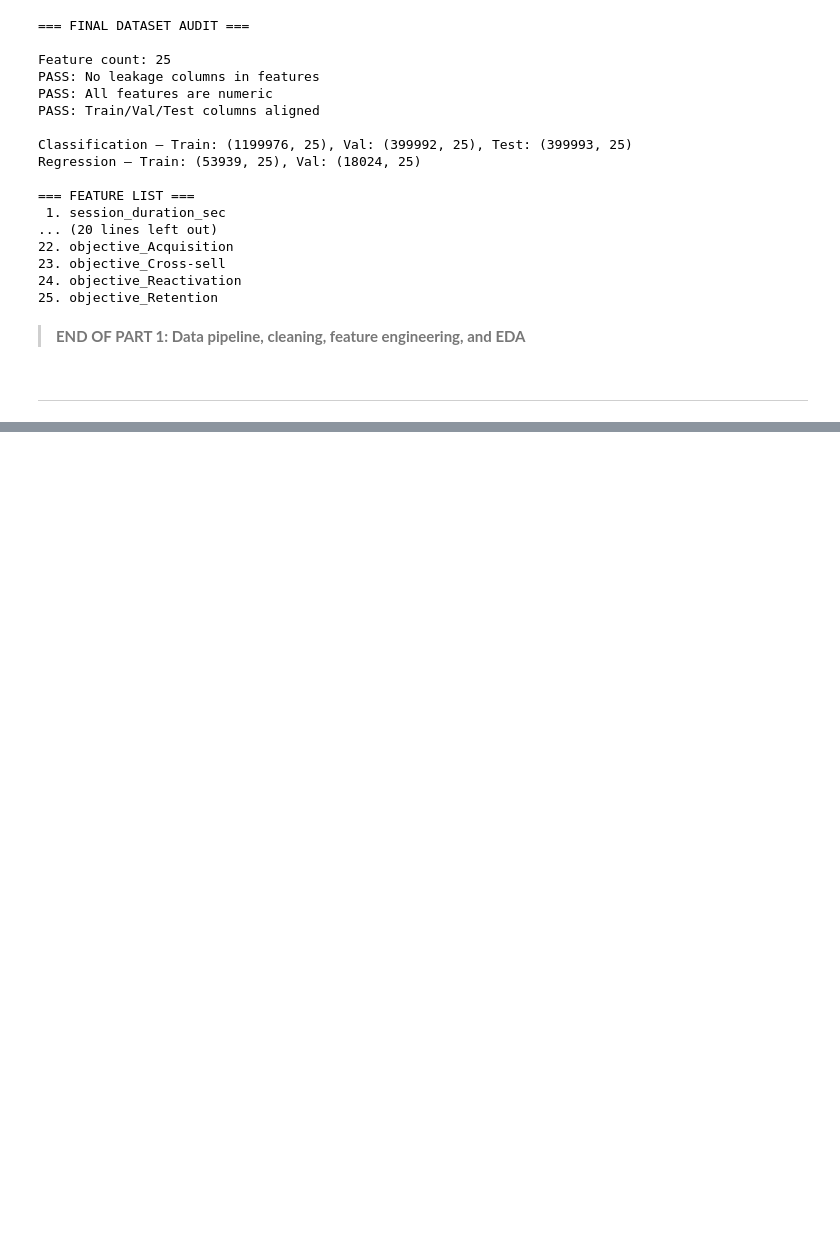
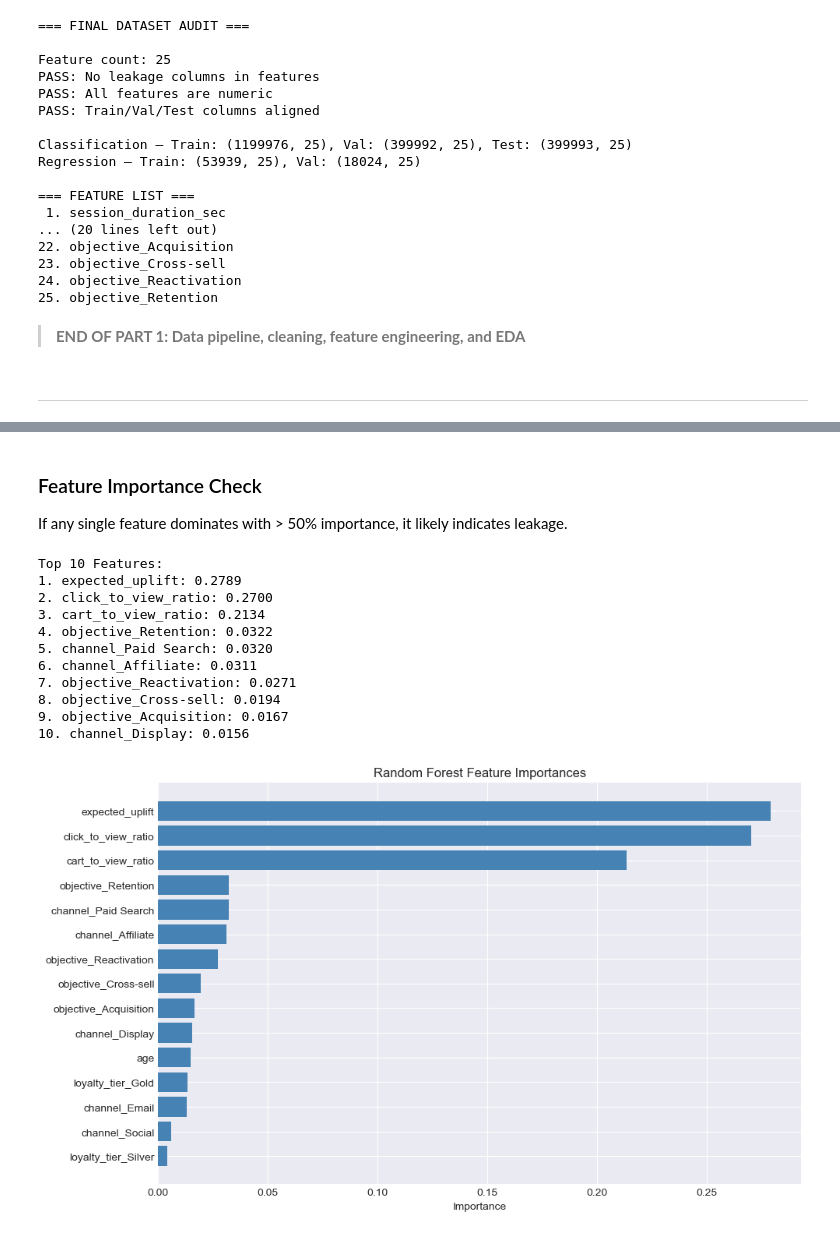
Before and after one commit to rynetroy/Predictive_Funnel_Analytics, a Jupyter notebook: delarosa_troy_SML_Predictive_Funnel_Analytics_.ipynb, the cells around one changed output, grey strips where cells are left out. Saved outputs shown, nothing was run; the diff lists cells and outputs as text; code cells hidden in the pictures; blank space fills up the shorter version.

```diff
--- a/delarosa_troy_SML_Predictive_Funnel_Analytics_.ipynb
+++ b/delarosa_troy_SML_Predictive_Funnel_Analytics_.ipynb
@@ -1129,0 +1193,38 @@ Regression — Train: (53939, 25), Val: (18024, 25)
+# %% [markdown]
+### Feature Importance Check
+
+If any single feature dominates with > 50% importance, it likely indicates leakage.
+# %%
+# We extract the feature importances from the trained Random Forest model
+# to understand which features are most influential in predicting conversion.
+# We sort the features by importance and print the
+# top 10, as well as visualize them in a horizontal bar chart.
+importances = clf_rf.feature_importances_
+indices = np.argsort(importances)[::-1]
+feature_names = X_train.columns
+
+print('Top 10 Features:')
+for f in range(min(10, len(indices))):
+    print(f'{f+1}. {feature_names[indices[f]]}: {importances[indices[f]]:.4f}')
+
+plt.figure(figsize=(10, 6))
+plt.title('Random Forest Feature Importances')
+top_n = min(15, len(indices))
+plt.barh(range(top_n), importances[indices[:top_n]][::-1], color='steelblue')
+plt.yticks(range(top_n), [feature_names[i] for i in indices[:top_n]][::-1])
+plt.xlabel('Importance')
+plt.tight_layout()
+plt.show()
+# %% [output]
+Top 10 Features:
+1. expected_uplift: 0.2789
+2. click_to_view_ratio: 0.2700
+3. cart_to_view_ratio: 0.2134
+4. objective_Retention: 0.0322
+5. channel_Paid Search: 0.0320
+6. channel_Affiliate: 0.0311
+7. objective_Reactivation: 0.0271
+8. objective_Cross-sell: 0.0194
+9. objective_Acquisition: 0.0167
+10. channel_Display: 0.0156
+[figure, added]
```
Also changed, not shown: parts of 4 cells of this notebook.
